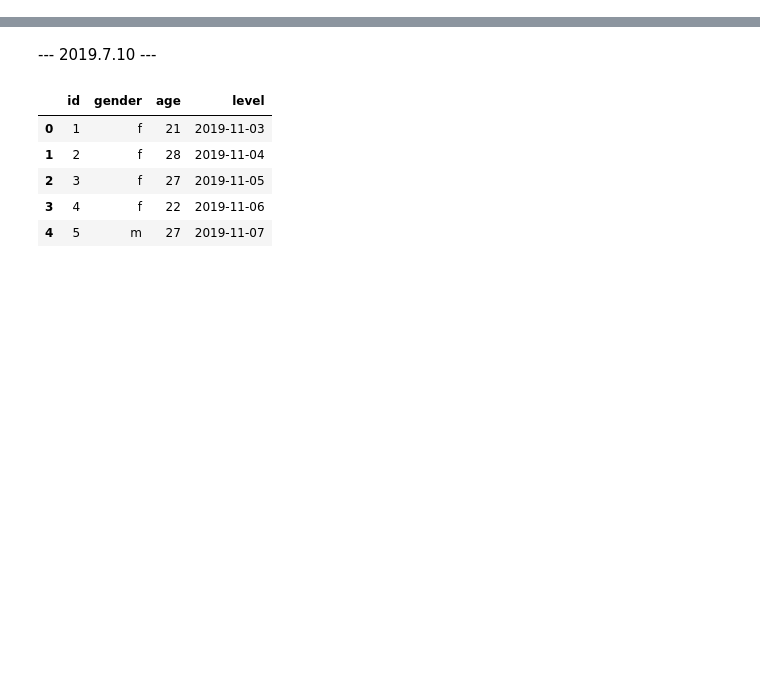
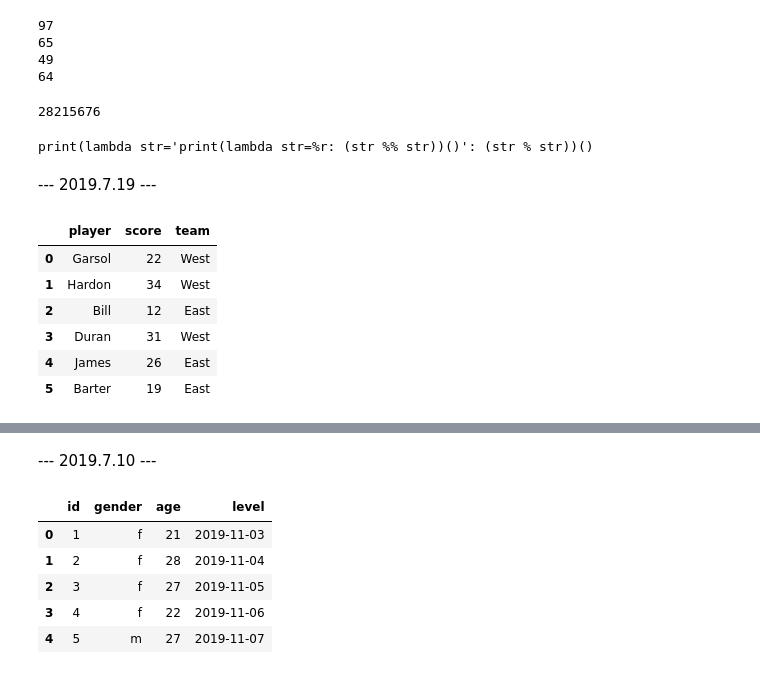
Before and after one commit to junzhu-github/jupyter_code, a Jupyter notebook: ipynb/tempt_notebook.ipynb, the cells around one changed output, grey strips where cells are left out. Cells and saved outputs as stored; diff of their text form; code cells hidden in the pictures; blank space fills up the shorter version.

```diff
--- a/ipynb/tempt_notebook.ipynb
+++ b/ipynb/tempt_notebook.ipynb
@@ -7,0 +506,42 @@ import matplotlib.pyplot as plt
+# %%
+print()
+print(ord('a'))
+print(ord('A'))
+print(ord('1'))
+print(ord('@'))
+print()
+# %% [output]
+97
+65
+49
+64
+# %%
+os.path.getsize(r"C:\Users\Dragon\Downloads\存管标还款计划 (2).xls")
+# %% [output]
+28215676
+# %%
+print()
+print((lambda str='print(lambda str=%r: (str %% str))()': (str % str))())
+print()
+# %% [output]
+print(lambda str='print(lambda str=%r: (str %% str))()': (str % str))()
+# %% [markdown]
+--- 2019.7.19 ---
+# %%
+players=['Garsol','Hardon','Bill','Duran','James','Barter']
+scores=[22,34,12,31,26,19]
+teams=['West','West','East','West','East','East']
+
+df = pd.DataFrame({'player':players,
+                  'score':scores,
+                  'team':teams})
+# %%
+df
+# %% [output]
+|  | player | score | team |
+| 0 | Garsol | 22 | West |
+| 1 | Hardon | 34 | West |
+| 2 | Bill | 12 | East |
+| 3 | Duran | 31 | West |
+| 4 | James | 26 | East |
+| 5 | Barter | 19 | East |
```
Also changed, not shown: parts of 104 cells of this notebook, 3 other files.
